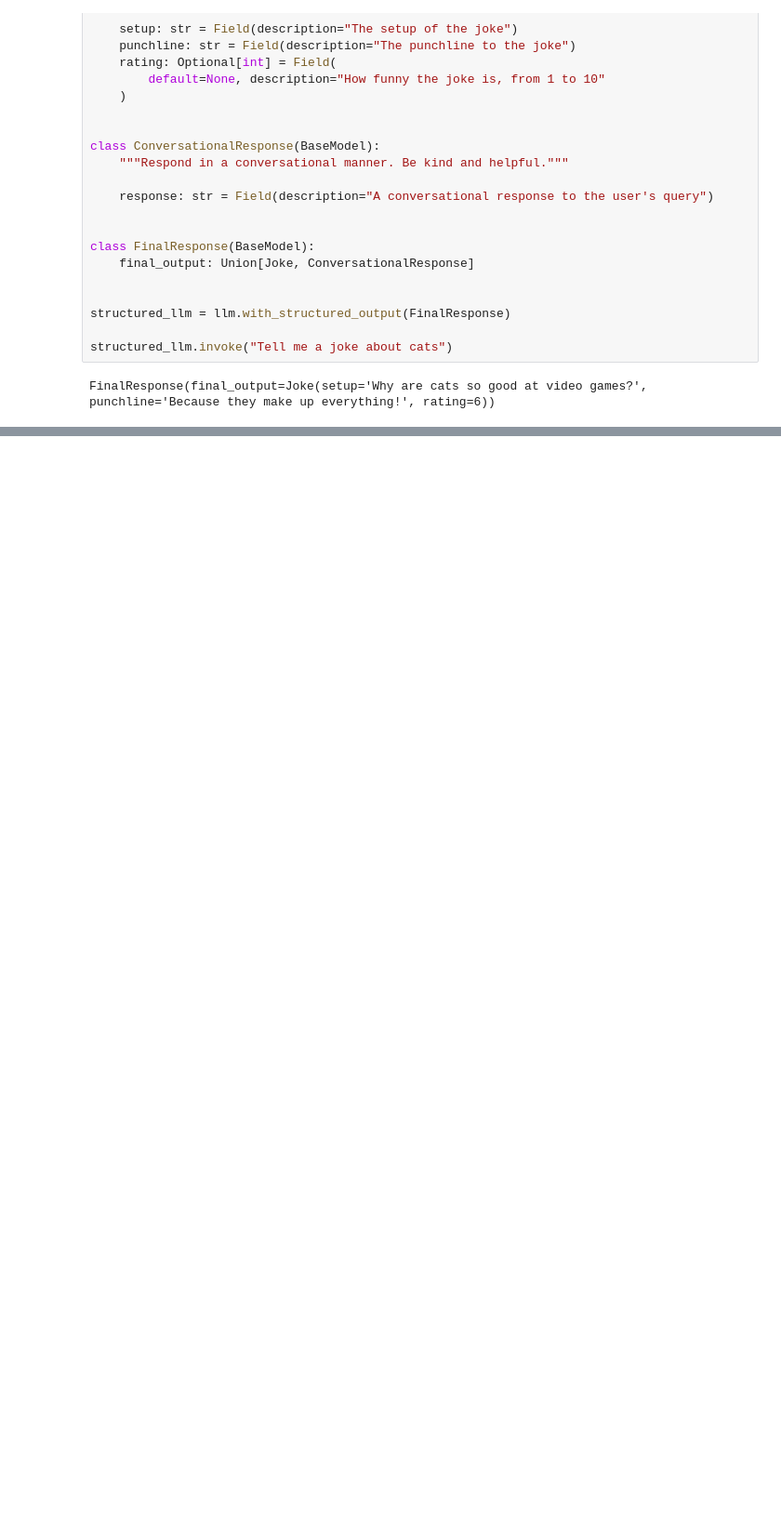
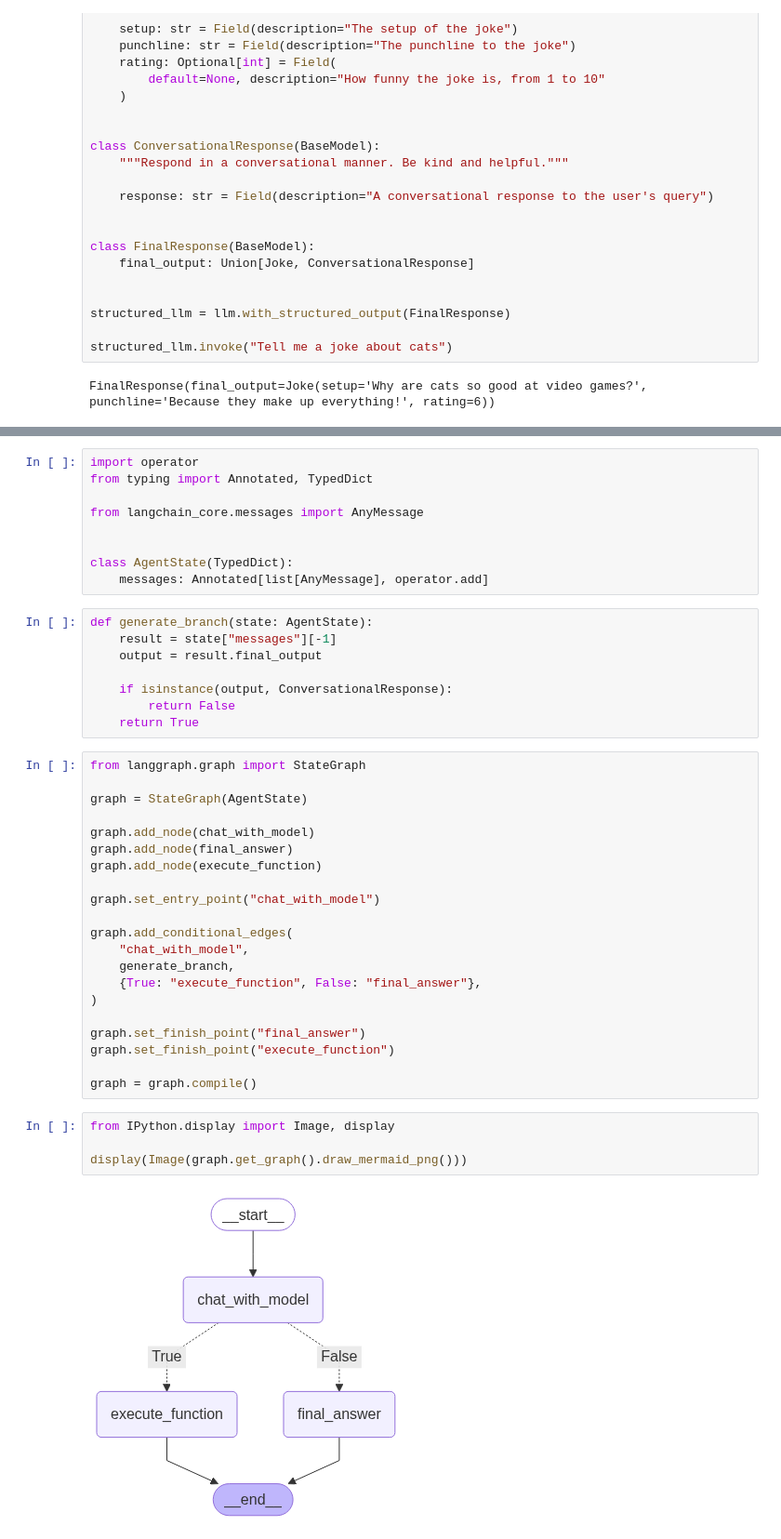
Before and after one commit to boh5/jiutian-caicai-llm-agent-course, a Jupyter notebook: 4.agent/09_单代理架构在 LangGraph 中构建复杂图的应用.ipynb, the cells around one changed output, grey strips where cells are left out. Shown at 93% size. Saved outputs shown, nothing was run; the diff lists cells and outputs as text; blank space fills up the shorter version.

Commit message:
feat: ch11 完成 & 用 ChatTongyi 修复了 with_stuctured_output 的问题

```diff
--- a/4.agent/09_单代理架构在 LangGraph 中构建复杂图的应用.ipynb
+++ b/4.agent/09_单代理架构在 LangGraph 中构建复杂图的应用.ipynb
@@ -277,0 +561,44 @@ FinalResponse(final_output=Joke(setup='Why are cats so good at video games?', pu
+# %%
+import operator
+from typing import Annotated, TypedDict
+
+from langchain_core.messages import AnyMessage
+
+
+class AgentState(TypedDict):
+    messages: Annotated[list[AnyMessage], operator.add]
+# %%
+def generate_branch(state: AgentState):
+    result = state["messages"][-1]
+    output = result.final_output
+
+    if isinstance(output, ConversationalResponse):
+        return False
+    return True
+# %%
+from langgraph.graph import StateGraph
+
+graph = StateGraph(AgentState)
+
+graph.add_node(chat_with_model)
+graph.add_node(final_answer)
+graph.add_node(execute_function)
+
+graph.set_entry_point("chat_with_model")
+
+graph.add_conditional_edges(
+    "chat_with_model",
+    generate_branch,
+    {True: "execute_function", False: "final_answer"},
+)
+
+graph.set_finish_point("final_answer")
+graph.set_finish_point("execute_function")
+
+graph = graph.compile()
+# %%
+from IPython.display import Image, display
+
+display(Image(graph.get_graph().draw_mermaid_png()))
+# %% [output]
+[figure, added]
```
Also changed, not shown: parts of 25 cells of this notebook, 7 other files.
